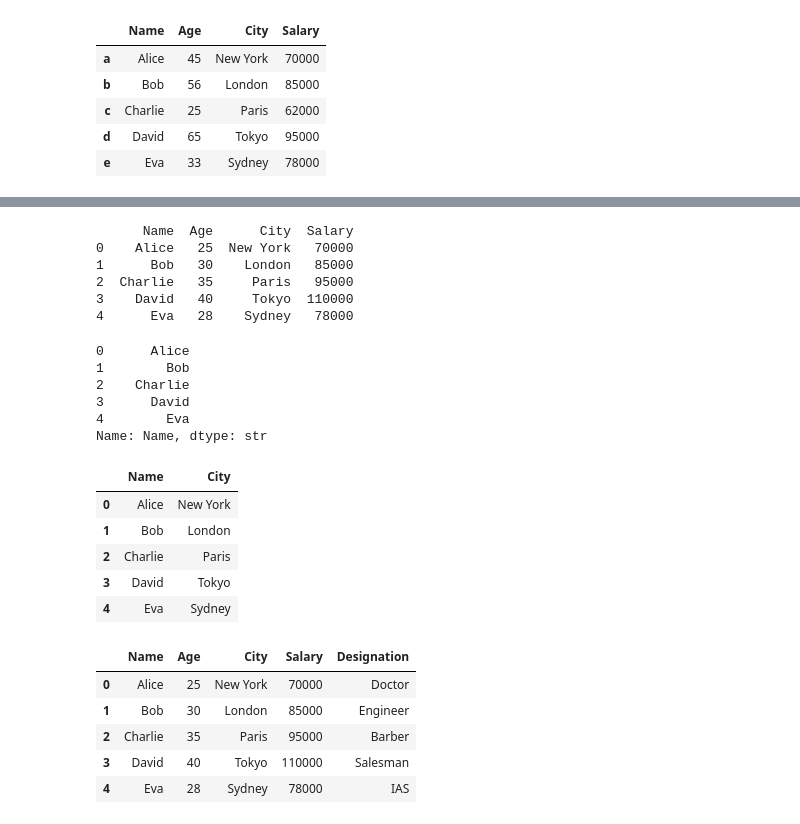
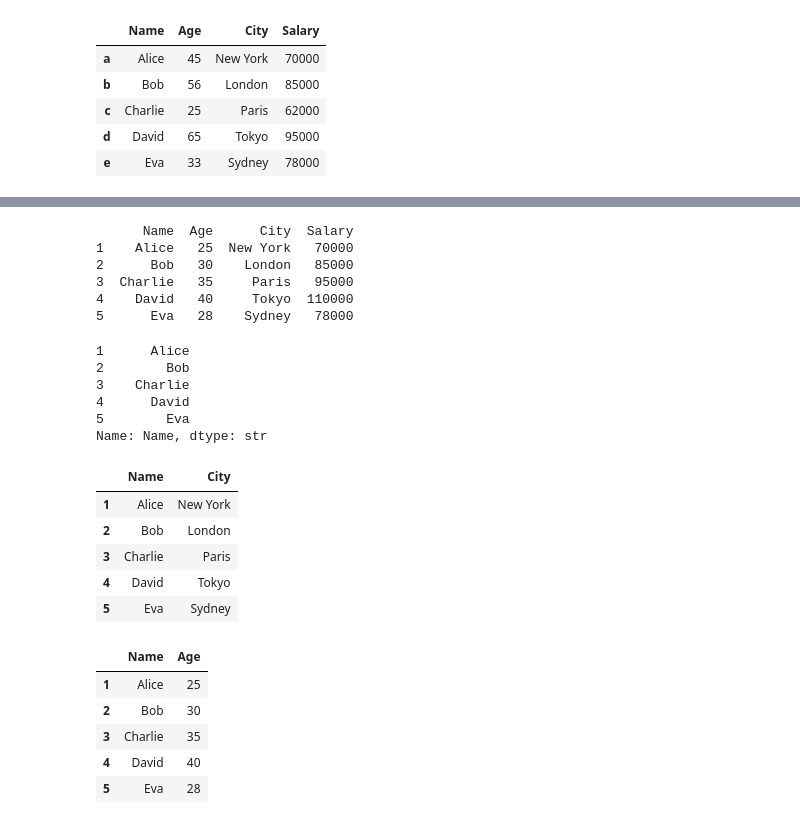
Before and after one commit to imagam18/AI, a Jupyter notebook: Machine learning/panda.ipynb, the cells around one changed output, grey strips where cells are left out. Cells and saved outputs as stored; diff of their text form; code cells hidden in the pictures.

```diff
--- a/Machine learning/panda.ipynb
+++ b/Machine learning/panda.ipynb
@@ -67,42 +69,43 @@ people_list = [
     ['David', 40, 'Tokyo', 110000],
     ['Eva', 28, 'Sydney', 78000]
 ]
-
+index = [1,2,3,4,5]
 coloum_list = ["Name","Age","City","Salary"]
-df2 =pd.DataFrame(people_list,columns=coloum_list )
+df2 =pd.DataFrame(people_list,columns=coloum_list,index= index)
 print(df2)
 # %% [output]
       Name  Age      City  Salary
-0    Alice   25  New York   70000
-1      Bob   30    London   85000
-2  Charlie   35     Paris   95000
-3    David   40     Tokyo  110000
-4      Eva   28    Sydney   78000
+1    Alice   25  New York   70000
+2      Bob   30    London   85000
+3  Charlie   35     Paris   95000
+4    David   40     Tokyo  110000
+5      Eva   28    Sydney   78000
 # %%
 df2['Name']
 # %% [output]
-0      Alice
-1        Bob
-2    Charlie
-3      David
-4        Eva
+1      Alice
+2        Bob
+3    Charlie
+4      David
+5        Eva
 Name: Name, dtype: str
 # %%
 df2[['Name',"City"]]
 # %% [output]
 |  | Name | City |
-| 0 | Alice | New York |
-| 1 | Bob | London |
-| 2 | Charlie | Paris |
-| 3 | David | Tokyo |
-| 4 | Eva | Sydney |
+| 1 | Alice | New York |
+| 2 | Bob | London |
+| 3 | Charlie | Paris |
+| 4 | David | Tokyo |
+| 5 | Eva | Sydney |
 # %%
 df2['Designation']= ["Doctor","Engineer","Barber","Salesman","IAS"]
-df2 = df2.drop("Designation",axis=1)
+df2.drop("Designation",axis=1,inplace= True)
+df2.drop(['City','Salary'] ,axis=1,inplace=False)
 # %% [output]
-|  | Name | Age | City | Salary | Designation |
-| 0 | Alice | 25 | New York | 70000 | Doctor |
-| 1 | Bob | 30 | London | 85000 | Engineer |
-| 2 | Charlie | 35 | Paris | 95000 | Barber |
-| 3 | David | 40 | Tokyo | 110000 | Salesman |
-| 4 | Eva | 28 | Sydney | 78000 | IAS |
+|  | Name | Age |
+| 1 | Alice | 25 |
+| 2 | Bob | 30 |
+| 3 | Charlie | 35 |
+| 4 | David | 40 |
+| 5 | Eva | 28 |
```
Also changed, not shown: parts of 55 cells of this notebook, 1 other file.
